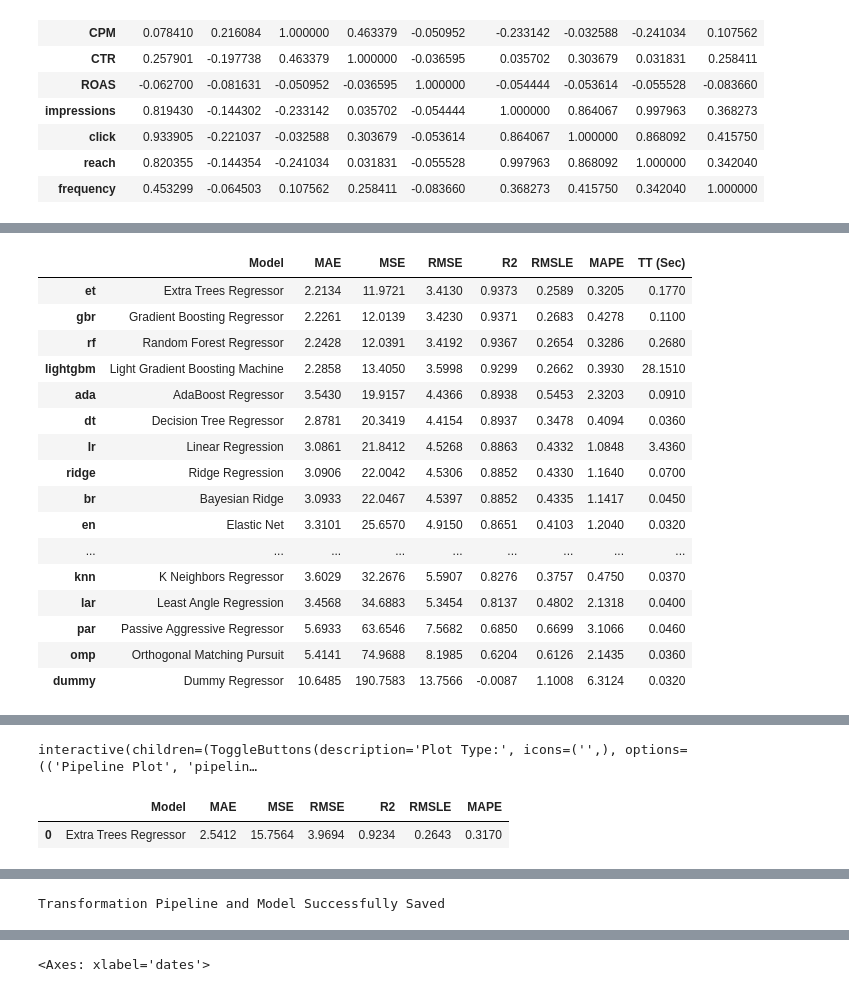
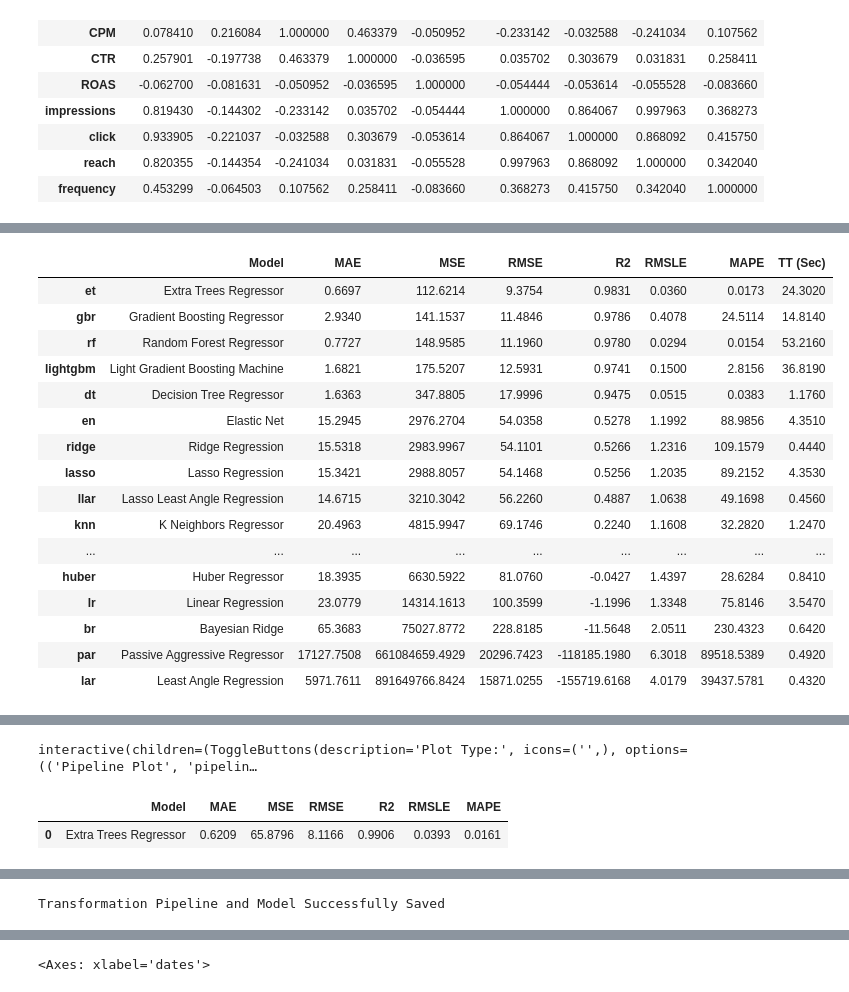
Before and after one commit to waidyanatha/madgicx, a Jupyter notebook: mining/notebooks/budget/evaluation/pycaret_analysis.ipynb, the cells around one changed output, grey strips where cells are left out. Cells and saved outputs as stored; diff of their text form; code cells hidden in the pictures.

```diff
--- a/mining/notebooks/budget/evaluation/pycaret_analysis.ipynb
+++ b/mining/notebooks/budget/evaluation/pycaret_analysis.ipynb
@@ -77,13 +90,0 @@ Loaded 61513 rows
-# %%
-### USE python currency-converter librabry with date
-sdf = sdf.withColumn(
-    "spend_usd",
-    F.when(F.col('account_currency').isin('CAD'), F.col('spend') * 0.70)
-     .when(F.col('account_currency').isin('EUR'), F.col('spend') * 1.05)
-     .when(F.col('account_currency').isin('THB'), F.col('spend') * 0.03)
-     .when(F.col('account_currency').isin('INR'), F.col('spend') * 0.012)
-     .when(F.col('account_currency').isin('USD'), F.col('spend') * 1.00)
-     .otherwise(F.col('spend') * 1.00)
-)
-
-# sdf.printSchema()
@@ -115,0 +95,6 @@ sdf.groupBy(F.col('goal'), F.col('account_currency')).count()\
+# %%
+obj_sdf=sdf.filter(F.col('objective').isin('LINK_CLICKS'))
+null_counts = obj_sdf.select([F.count(F.when(F.col(c).isNull(), c)).alias(c) for c in obj_sdf.columns]).collect()[0].asDict()
+to_drop = [k for k, v in null_counts.items() if v >= obj_sdf.count()]
+obj_sdf = obj_sdf.drop(*to_drop)
+obj_sdf.printSchema()
@@ -206,13 +237,16 @@ df.corr()
 # %%
 from pycaret.regression import *
 
-data = df[['updated_time', 'spend_usd', 'impressions', 'click', 'reach', 'frequency']]
-s = setup(data, target='spend_usd', session_id = 123)
+_target_lst = ['impressions','clicks','reach', 'frequency', 'spend']
+data = obj_sdf.filter(F.col('impressions').isNotNull() & F.col('clicks').isNotNull()\
+               & F.col('reach').isNotNull() & F.col('spend').isNotNull()\
+               & F.col('frequency').isNotNull()).toPandas()
+s = setup(data, target='spend', session_id = 1969)
 best = compare_models()
 evaluate_model(best)
 pre_holdout = predict_model(best)
 
-new_df = data.copy().drop(['spend_usd'], axis=1)
+new_df = data.copy().drop(['spend'], axis=1)
 predictions = predict_model(best, data=new_df)
 save_model(best, 'best_pipeline')
 # %% [output]
@@ -236,25 +270,25 @@ save_model(best, 'best_pipeline')
 [interactive output not drawn]
 |  | Model | MAE | MSE | RMSE | R2 | RMSLE | MAPE | TT (Sec) |
-| et | Extra Trees Regressor | 2.2134 | 11.9721 | 3.4130 | 0.9373 | 0.2589 | 0.3205 | 0.1770 |
-| gbr | Gradient Boosting Regressor | 2.2261 | 12.0139 | 3.4230 | 0.9371 | 0.2683 | 0.4278 | 0.1100 |
-| rf | Random Forest Regressor | 2.2428 | 12.0391 | 3.4192 | 0.9367 | 0.2654 | 0.3286 | 0.2680 |
-| lightgbm | Light Gradient Boosting Machine | 2.2858 | 13.4050 | 3.5998 | 0.9299 | 0.2662 | 0.3930 | 28.1510 |
-| ada | AdaBoost Regressor | 3.5430 | 19.9157 | 4.4366 | 0.8938 | 0.5453 | 2.3203 | 0.0910 |
-| dt | Decision Tree Regressor | 2.8781 | 20.3419 | 4.4154 | 0.8937 | 0.3478 | 0.4094 | 0.0360 |
-| lr | Linear Regression | 3.0861 | 21.8412 | 4.5268 | 0.8863 | 0.4332 | 1.0848 | 3.4360 |
-| ridge | Ridge Regression | 3.0906 | 22.0042 | 4.5306 | 0.8852 | 0.4330 | 1.1640 | 0.0700 |
-| br | Bayesian Ridge | 3.0933 | 22.0467 | 4.5397 | 0.8852 | 0.4335 | 1.1417 | 0.0450 |
-| en | Elastic Net | 3.3101 | 25.6570 | 4.9150 | 0.8651 | 0.4103 | 1.2040 | 0.0320 |
+| et | Extra Trees Regressor | 0.6697 | 112.6214 | 9.3754 | 0.9831 | 0.0360 | 0.0173 | 24.3020 |
+| gbr | Gradient Boosting Regressor | 2.9340 | 141.1537 | 11.4846 | 0.9786 | 0.4078 | 24.5114 | 14.8140 |
+| rf | Random Forest Regressor | 0.7727 | 148.9585 | 11.1960 | 0.9780 | 0.0294 | 0.0154 | 53.2160 |
+| lightgbm | Light Gradient Boosting Machine | 1.6821 | 175.5207 | 12.5931 | 0.9741 | 0.1500 | 2.8156 | 36.8190 |
+| dt | Decision Tree Regressor | 1.6363 | 347.8805 | 17.9996 | 0.9475 | 0.0515 | 0.0383 | 1.1760 |
+| en | Elastic Net | 15.2945 | 2976.2704 | 54.0358 | 0.5278 | 1.1992 | 88.9856 | 4.3510 |
+| ridge | Ridge Regression | 15.5318 | 2983.9967 | 54.1101 | 0.5266 | 1.2316 | 109.1579 | 0.4440 |
+| lasso | Lasso Regression | 15.3421 | 2988.8057 | 54.1468 | 0.5256 | 1.2035 | 89.2152 | 4.3530 |
+| llar | Lasso Least Angle Regression | 14.6715 | 3210.3042 | 56.2260 | 0.4887 | 1.0638 | 49.1698 | 0.4560 |
+| knn | K Neighbors Regressor | 20.4963 | 4815.9947 | 69.1746 | 0.2240 | 1.1608 | 32.2820 | 1.2470 |
 | ... | ... | ... | ... | ... | ... | ... | ... | ... |
-| knn | K Neighbors Regressor | 3.6029 | 32.2676 | 5.5907 | 0.8276 | 0.3757 | 0.4750 | 0.0370 |
-| lar | Least Angle Regression | 3.4568 | 34.6883 | 5.3454 | 0.8137 | 0.4802 | 2.1318 | 0.0400 |
-| par | Passive Aggressive Regressor | 5.6933 | 63.6546 | 7.5682 | 0.6850 | 0.6699 | 3.1066 | 0.0460 |
-| omp | Orthogonal Matching Pursuit | 5.4141 | 74.9688 | 8.1985 | 0.6204 | 0.6126 | 2.1435 | 0.0360 |
-| dummy | Dummy Regressor | 10.6485 | 190.7583 | 13.7566 | -0.0087 | 1.1008 | 6.3124 | 0.0320 |
+| huber | Huber Regressor | 18.3935 | 6630.5922 | 81.0760 | -0.0427 | 1.4397 | 28.6284 | 0.8410 |
+| lr | Linear Regression | 23.0779 | 14314.1613 | 100.3599 | -1.1996 | 1.3348 | 75.8146 | 3.5470 |
+| br | Bayesian Ridge | 65.3683 | 75027.8772 | 228.8185 | -11.5648 | 2.0511 | 230.4323 | 0.6420 |
+| par | Passive Aggressive Regressor | 17127.7508 | 661084659.4929 | 20296.7423 | -118185.1980 | 6.3018 | 89518.5389 | 0.4920 |
+| lar | Least Angle Regression | 5971.7611 | 891649766.8424 | 15871.0255 | -155719.6168 | 4.0179 | 39437.5781 | 0.4320 |
 [interactive output not drawn]
 interactive(children=(ToggleButtons(description='Plot Type:', icons=('',), options=(('Pipeline Plot', 'pipelin…
 |  | Model | MAE | MSE | RMSE | R2 | RMSLE | MAPE |
-| 0 | Extra Trees Regressor | 2.5412 | 15.7564 | 3.9694 | 0.9234 | 0.2643 | 0.3170 |
+| 0 | Extra Trees Regressor | 0.6209 | 65.8796 | 8.1166 | 0.9906 | 0.0393 | 0.0161 |
 [interactive output not drawn]
 Transformation Pipeline and Model Successfully Saved
 (Pipeline(memory=Memory(location=None),
```
Also changed, not shown: parts of 12 cells of this notebook, 2 other files.
